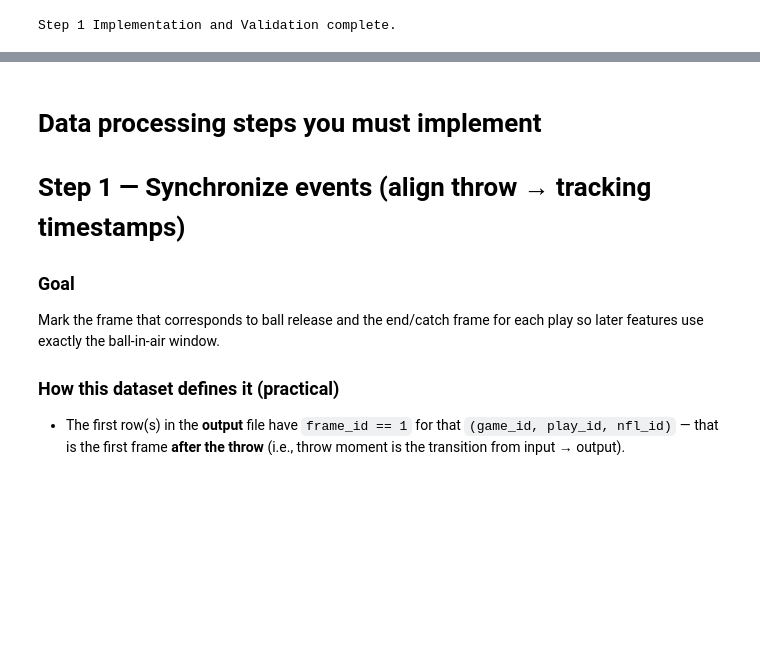
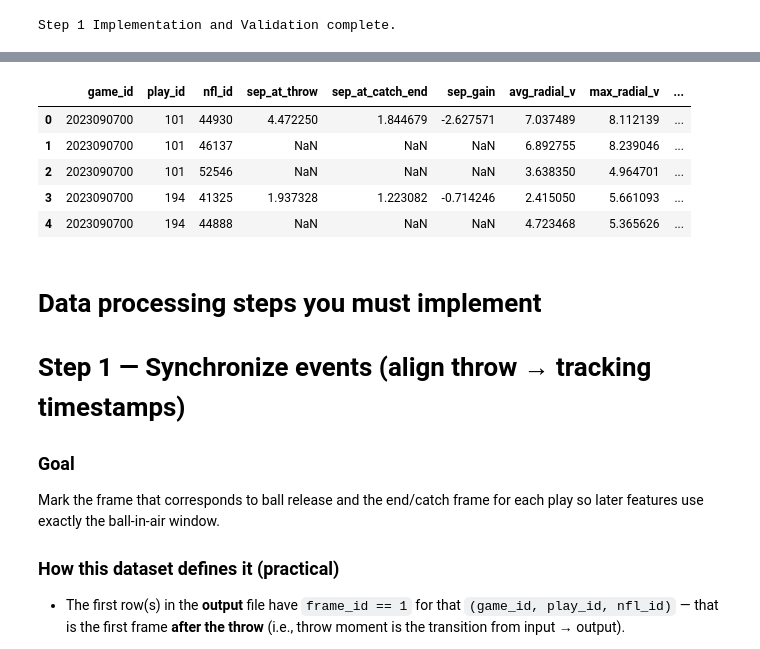
Before and after one commit to muma005/nfl-ball-flight-analysis, a Jupyter notebook: notebooks/01_reconstruction.ipynb, the cells around one changed output, grey strips where cells are left out. Drawn from its saved outputs; the diff is of its cells as text; code cells hidden in the pictures; blank space fills up the shorter version.

Commit message:
a complete reconstruction of post throw and a complete preprocesing ready for metrics

```diff
--- a/notebooks/01_reconstruction.ipynb
+++ b/notebooks/01_reconstruction.ipynb
@@ -1384,0 +2403,30 @@ Step 1 Implementation and Validation complete.
+# %%
+# Load the aggregated data from the parquet file
+
+import pandas as pd
+from pathlib import Path
+
+# Define the output directory (assuming OUTDIR is defined from Step 0)
+# Redefining OUTDIR here for clarity and robustness if previous cells were not run
+OUTDIR = Path('data/interim')
+
+# Define the file path
+in_file = OUTDIR / 'aggregated_week01.parquet'
+
+# Check if the file exists before attempting to load
+if in_file.exists():
+    try:
+        # Load the DataFrame from the parquet file
+        df_loaded_aggregated = pd.read_parquet(in_file)
+
+        # Display the head of the loaded DataFrame
+        print(f"Successfully loaded data from {in_file}")
+        print("Head of the loaded DataFrame:")
+        display(df_loaded_aggregated.head())
+
+    except Exception as e:
+        print(f"An error occurred while loading the parquet file: {e}")
+
+else:
+    print(f"File not found at {in_file}. Please ensure the file was saved correctly.")
+# %% [output]
@@ -1385,3 +2435,9 @@ Step 1 Implementation and Validation complete.
+|  | game_id | play_id | nfl_id | sep_at_throw | sep_at_catch_end | sep_gain | avg_radial_v | max_radial_v | ... |
+| 0 | 2023090700 | 101 | 44930 | 4.472250 | 1.844679 | -2.627571 | 7.037489 | 8.112139 | ... |
+| 1 | 2023090700 | 101 | 46137 | NaN | NaN | NaN | 6.892755 | 8.239046 | ... |
+| 2 | 2023090700 | 101 | 52546 | NaN | NaN | NaN | 3.638350 | 4.964701 | ... |
+| 3 | 2023090700 | 194 | 41325 | 1.937328 | 1.223082 | -0.714246 | 2.415050 | 5.661093 | ... |
+| 4 | 2023090700 | 194 | 44888 | NaN | NaN | NaN | 4.723468 | 5.365626 | ... |
 # %% [markdown]
 # Data processing steps you must  implement
 
```
Also changed, not shown: parts of 14 cells of this notebook.
